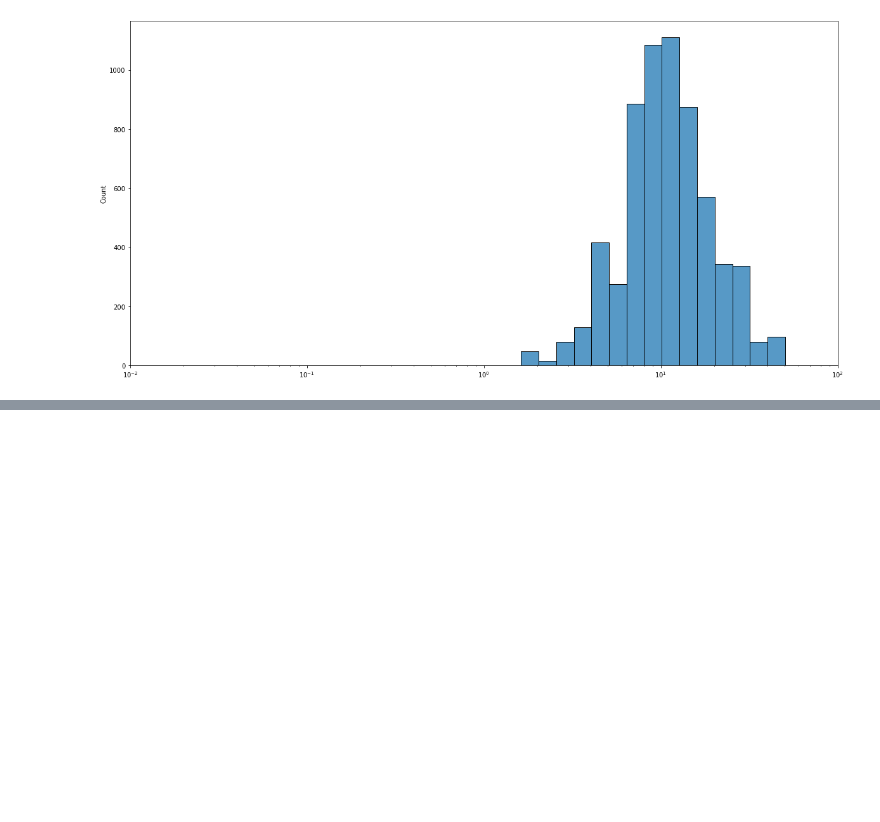
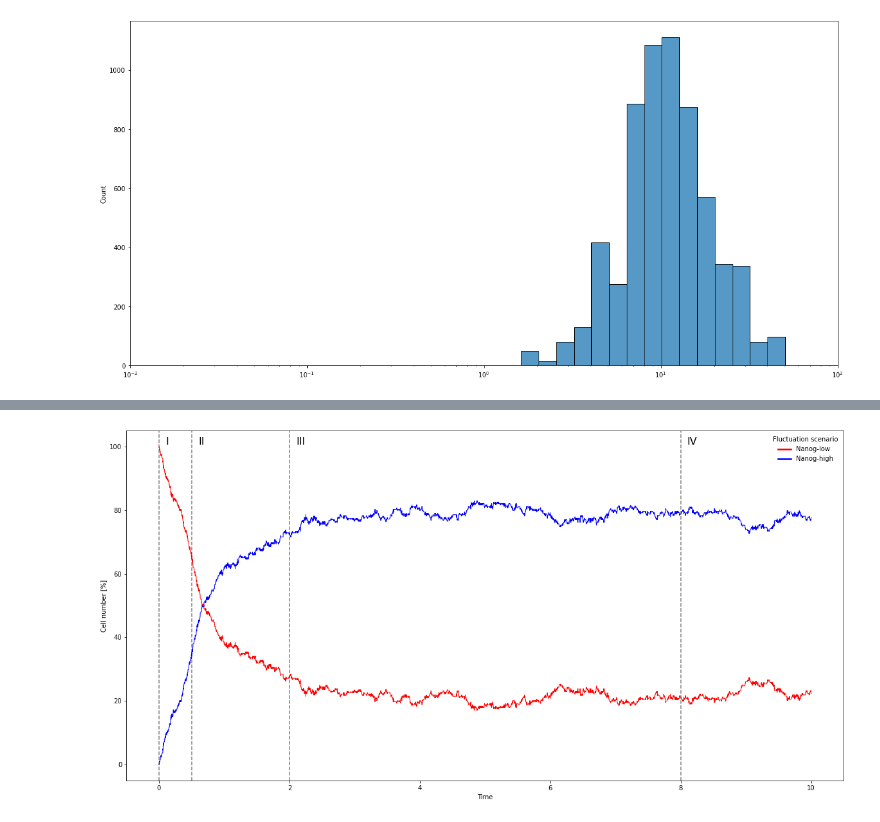
Before and after one commit to martinfg/modelling-nanog-variability, a Jupyter notebook: notebook.ipynb, the cells around one changed output, grey strips where cells are left out. Cells and saved outputs as stored; diff of their text form; code cells hidden in the pictures; blank space fills up the shorter version.

```diff
--- a/notebook.ipynb
+++ b/notebook.ipynb
@@ -527,6 +527,8 @@ tf_init = 0.1    # time to init start condition (after this time cells are sep.
 tf_eval = 10     # end state of simulation
 hi_lo_thresh = 1 # threshold to distinguish between nanog high / low cells
 
+sample_time_points = [.0, .05, .2, .8]
+
 # initial conditions
 OS_0 = 53.117
 N_0 = 1
@@ -597,0 +617,31 @@ with mp.Pool(mp.cpu_count()) as pool:
+# %%
+def plt_timecourse(data, x_max, sample_times, title):
+
+    x = np.linspace(0, x_max, num=data.shape[0])
+    y_high = (1 - n_low_percentages) * 100
+    y_low = n_low_percentages * 100
+
+    # dashed lines
+    s_t_labels = ['I', 'II', 'III', 'IV']
+    for idx, s_t in enumerate(sample_times):
+        plt.axvline(s_t * x_max, color='grey',linestyle="--",lw=1.5)
+        plt.text(s_t * x_max + 0.1, 103, s_t_labels[idx], fontsize=16, verticalalignment='top')
+
+    # distribution over time curves
+    plt.plot(x, y_low, 'r-', lw=1, label='Nanog-low')
+    plt.plot(x, y_high, 'b-', lw=1, label='Nanog-high')
+
+    # axis
+    plt.ylabel("Cell number [%]")
+    plt.xlabel("Time")
+    plt.xlim(left=-0.5, right=10.5)
+    plt.ylim(bottom=-5, top=105)
+
+    # legend
+    leg=plt.legend(loc="best",frameon=False,title=title)
+    for l in leg.get_lines():
+                l.set_linewidth(2.5)
+# %%
+plt_timecourse(n_low_percentages, 10, sample_time_points, 'Fluctuation scenario')
+# %% [output]
+[figure, added]
```
Also changed, not shown: parts of 5 cells of this notebook.
